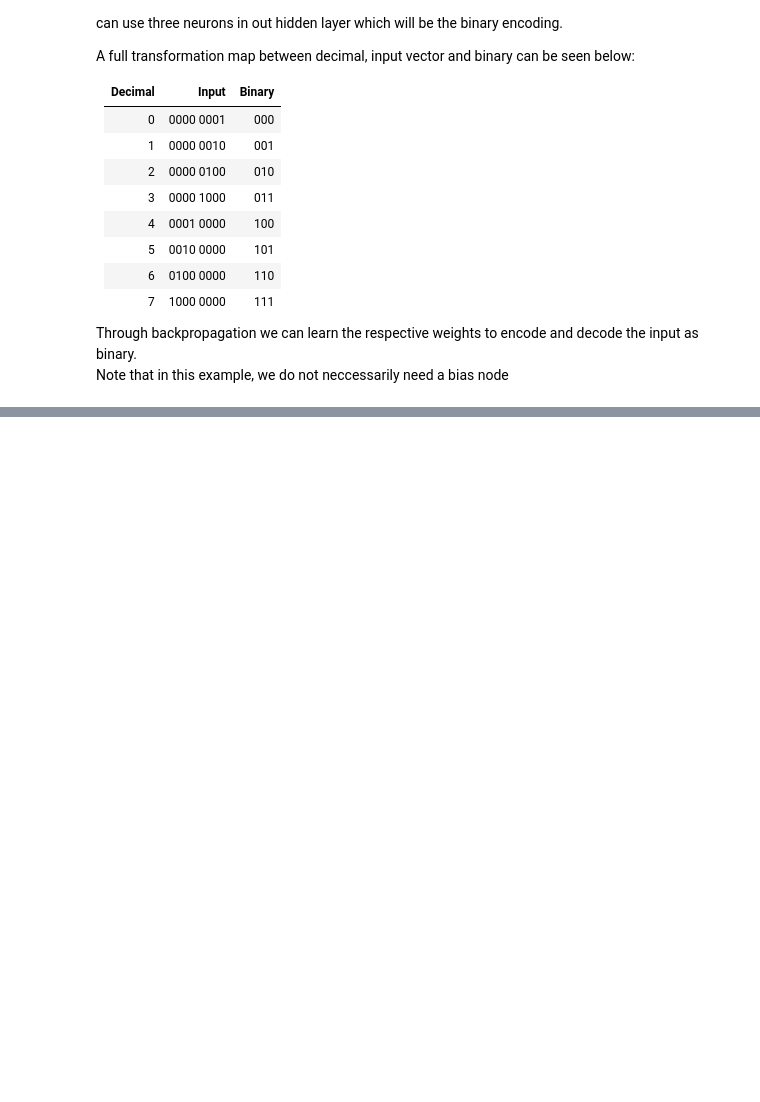
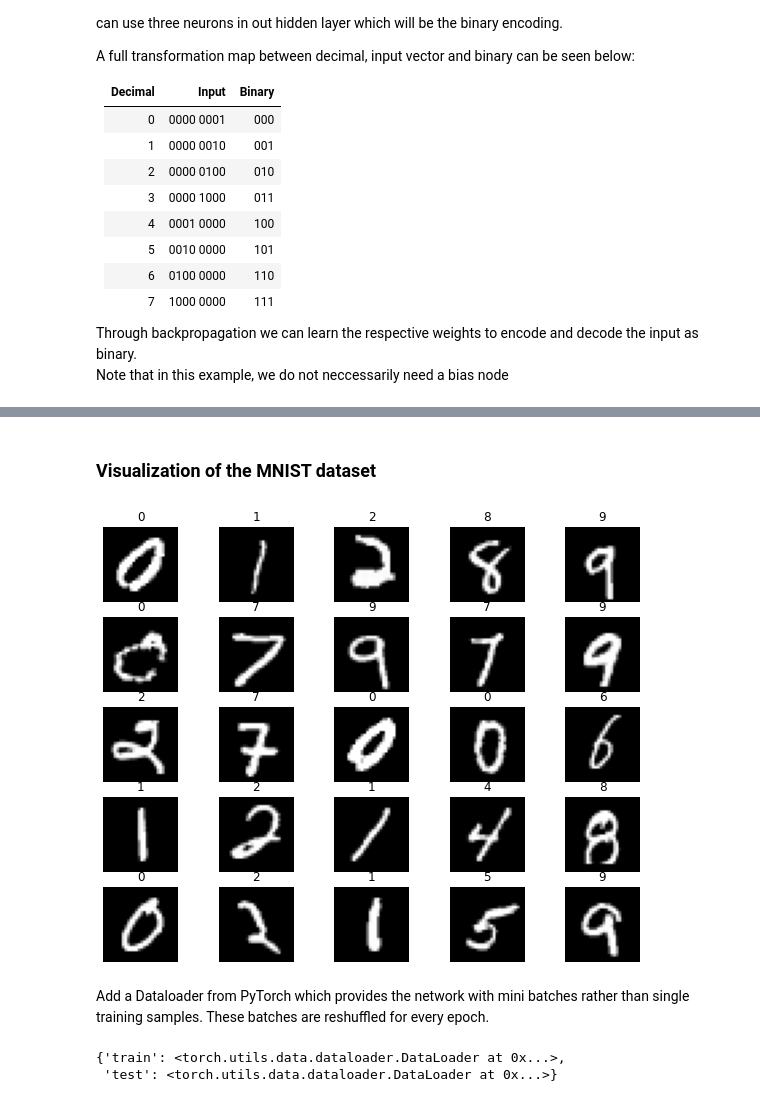
Before and after one commit to Dexter192/Coursera-AndrewNg-MachineLearning, a Jupyter notebook: Notebooks/NeuralNetworks.ipynb, the cells around one changed output, grey strips where cells are left out. Drawn from its saved outputs; the diff is of its cells as text; code cells hidden in the pictures; blank space fills up the shorter version.

Commit message:
Autoencoder and CNN example
Example of a decimal/binary autoencoder and a CNN on the MNIST dataset

```diff
--- a/Notebooks/NeuralNetworks.ipynb
+++ b/Notebooks/NeuralNetworks.ipynb
@@ -394,0 +522,26 @@ AttributeError: 'numpy.ndarray' object has no attribute 'pprint'
+# %%
+import torch
+from torchvision import datasets
+from torchvision.transforms import ToTensor
+
+# Device configuration
+device = torch.device('cuda' if torch.cuda.is_available() else 'cpu')
+device
+
+train_data = datasets.MNIST(
+    root = 'data',
+    train = True,
+    transform = ToTensor(),
+    download = True,
+)
+test_data = datasets.MNIST(
+    root = 'data',
+    train = False,
+    transform = ToTensor()
+)
+print("Loading MNSIT dataset")
+print("Train data:\n", train_data, "\n")
+print("Test data:\n", test_data, "\n")
+
+print("Train data size:", train_data.data.size())
+print("Test data size:", test_data.data.size())
@@ -394,0 +568,34 @@ AttributeError: 'numpy.ndarray' object has no attribute 'pprint'
+# %% [markdown]
+### Visualization of the MNIST dataset
+# %%
+figure = plt.figure(figsize=(10, 8))
+cols, rows = 5, 5
+for i in range(1, cols * rows + 1):
+    sample_idx = torch.randint(len(train_data), size=(1,)).item()
+    img, label = train_data[sample_idx]
+    figure.add_subplot(rows, cols, i)
+    plt.title(label)
+    plt.axis("off")
+    plt.imshow(img.squeeze(), cmap="gray")
+plt.show()
+# %% [output]
+[figure, added]
+# %% [markdown]
+Add a Dataloader from PyTorch which provides the network with mini batches rather than single training samples. These batches are reshuffled for every epoch.
+# %%
+from torch.utils.data import DataLoader
+loaders = {
+    'train' : torch.utils.data.DataLoader(train_data,
+                                          batch_size=100,
+                                          shuffle=True,
+                                          num_workers=1),
+
+    'test'  : torch.utils.data.DataLoader(test_data,
+                                          batch_size=100,
+                                          shuffle=True,
+                                          num_workers=1),
+}
+loaders
+# %% [output]
+{'train': <torch.utils.data.dataloader.DataLoader at 0x...>,
+ 'test': <torch.utils.data.dataloader.DataLoader at 0x...>}
```
Also changed, not shown: parts of 30 cells of this notebook, 8 other files.
